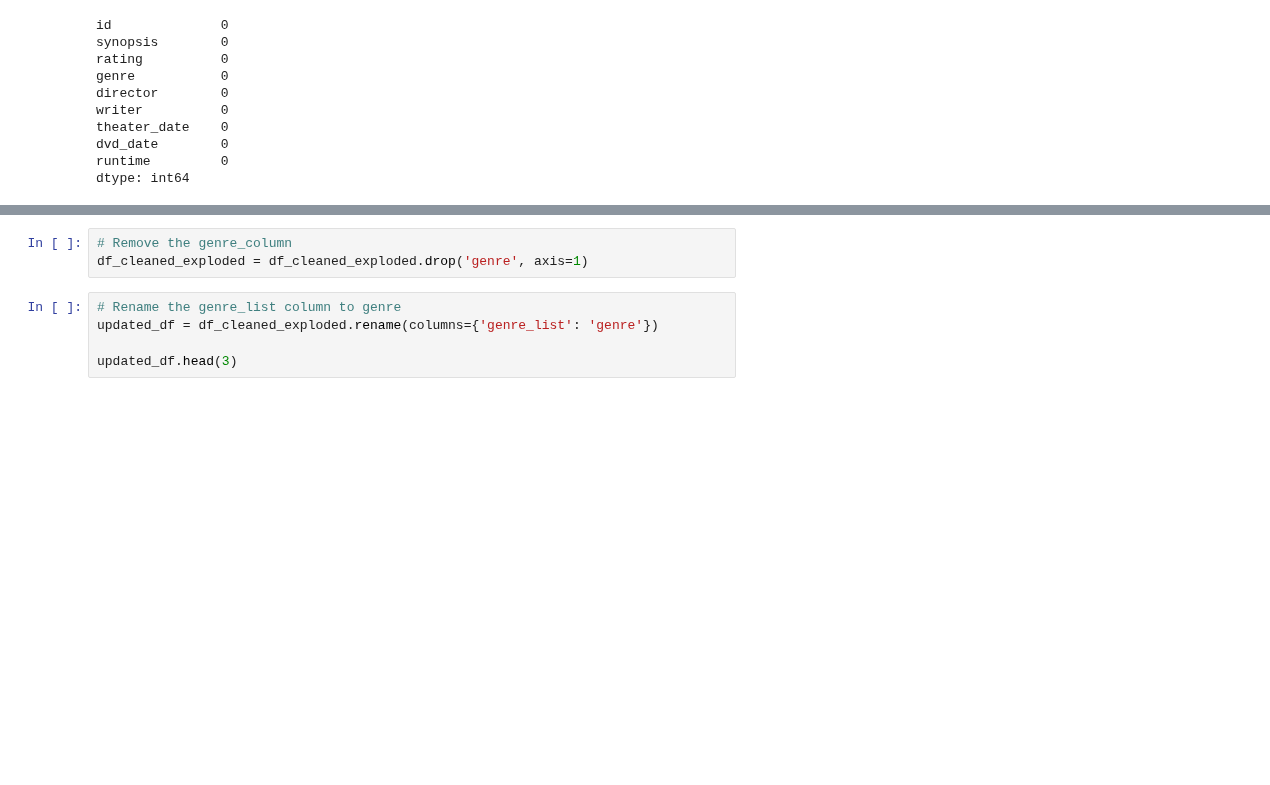
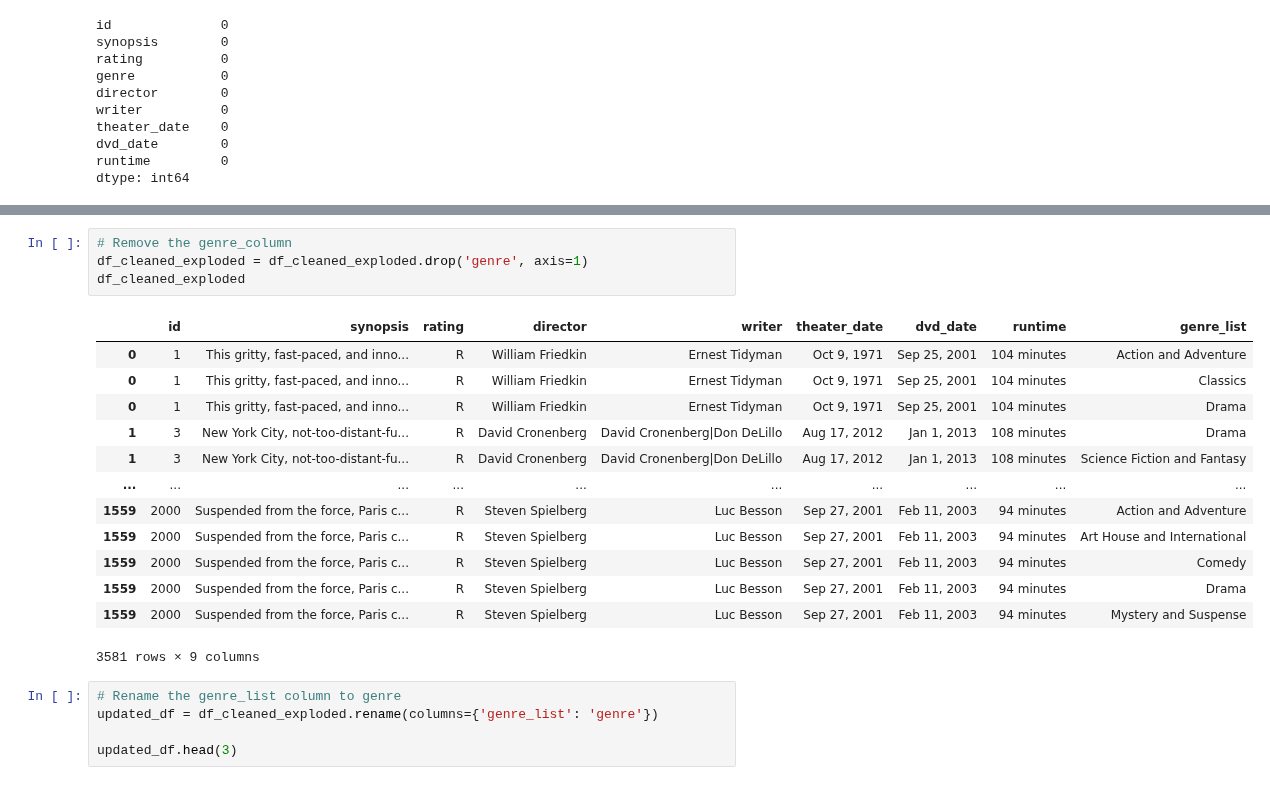
Before and after one commit to gkipkirui1/DSC_PT08P2_Phase_2_Project_Grp_1_Final, a Jupyter notebook: Data_Cleaning.ipynb, the cells around one changed output, grey strips where cells are left out. Saved outputs shown, nothing was run; the diff lists cells and outputs as text; blank space fills up the shorter version.

```diff
--- a/Data_Cleaning.ipynb
+++ b/Data_Cleaning.ipynb
@@ -117,6 +135,21 @@ df_cleaned_exploded.head()
 # %%
 # Remove the genre_column
 df_cleaned_exploded = df_cleaned_exploded.drop('genre', axis=1)
+df_cleaned_exploded
+# %% [output]
+|  | id | synopsis | rating | director | writer | theater_date | dvd_date | runtime | genre_list |
+| 0 | 1 | This gritty, fast-paced, and inno... | R | William Friedkin | Ernest Tidyman | Oct 9, 1971 | Sep 25, 2001 | 104 minutes | Action and Adventure |
+| 0 | 1 | This gritty, fast-paced, and inno... | R | William Friedkin | Ernest Tidyman | Oct 9, 1971 | Sep 25, 2001 | 104 minutes | Classics |
+| 0 | 1 | This gritty, fast-paced, and inno... | R | William Friedkin | Ernest Tidyman | Oct 9, 1971 | Sep 25, 2001 | 104 minutes | Drama |
+| 1 | 3 | New York City, not-too-distant-fu... | R | David Cronenberg | David Cronenberg|Don DeLillo | Aug 17, 2012 | Jan 1, 2013 | 108 minutes | Drama |
+| 1 | 3 | New York City, not-too-distant-fu... | R | David Cronenberg | David Cronenberg|Don DeLillo | Aug 17, 2012 | Jan 1, 2013 | 108 minutes | Science Fiction and Fantasy |
+| ... | ... | ... | ... | ... | ... | ... | ... | ... | ... |
+| 1559 | 2000 | Suspended from the force, Paris c... | R | Steven Spielberg | Luc Besson | Sep 27, 2001 | Feb 11, 2003 | 94 minutes | Action and Adventure |
+| 1559 | 2000 | Suspended from the force, Paris c... | R | Steven Spielberg | Luc Besson | Sep 27, 2001 | Feb 11, 2003 | 94 minutes | Art House and International |
+| 1559 | 2000 | Suspended from the force, Paris c... | R | Steven Spielberg | Luc Besson | Sep 27, 2001 | Feb 11, 2003 | 94 minutes | Comedy |
+| 1559 | 2000 | Suspended from the force, Paris c... | R | Steven Spielberg | Luc Besson | Sep 27, 2001 | Feb 11, 2003 | 94 minutes | Drama |
+| 1559 | 2000 | Suspended from the force, Paris c... | R | Steven Spielberg | Luc Besson | Sep 27, 2001 | Feb 11, 2003 | 94 minutes | Mystery and Suspense |
+3581 rows × 9 columns
 # %%
 # Rename the genre_list column to genre
 updated_df = df_cleaned_exploded.rename(columns={'genre_list': 'genre'})
```
Also changed, not shown: parts of 8 cells of this notebook, 1 other file.
